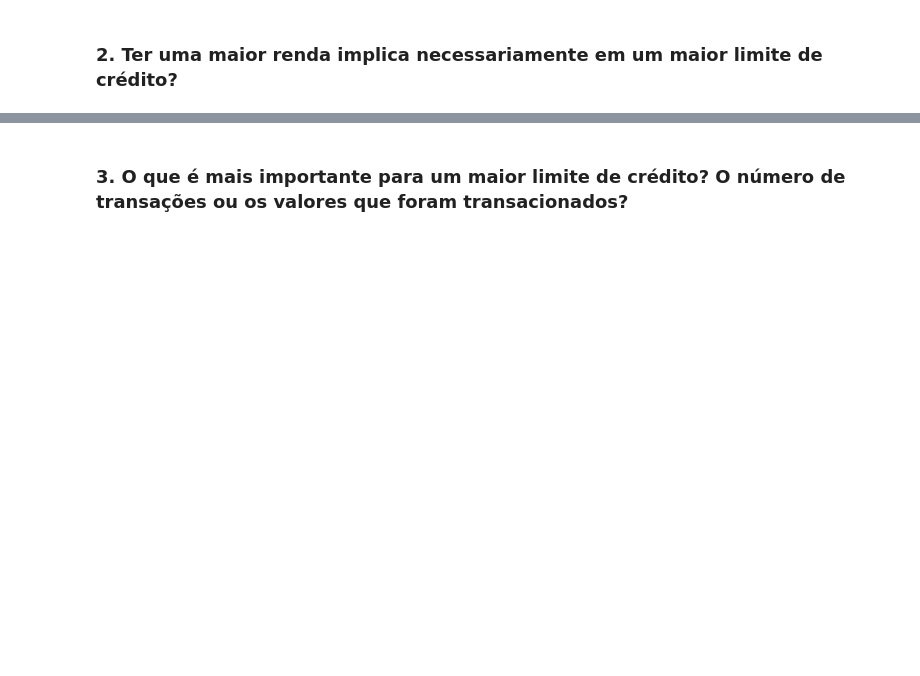
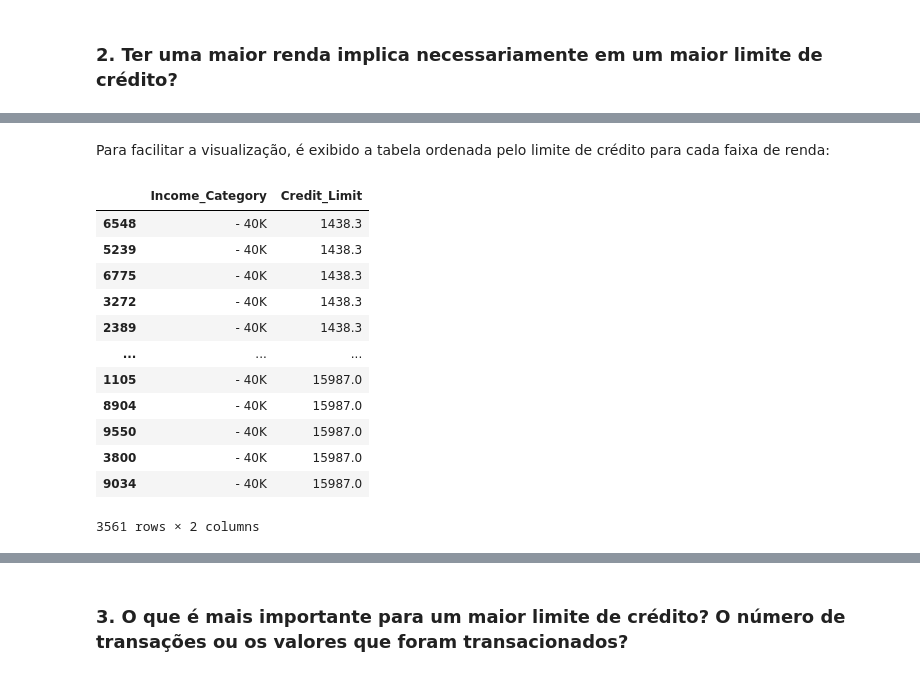
Before and after one commit to pedroernesto00/-CK0223---Mineracao-de-Dados---Trabalho-Final, a Jupyter notebook: Checkpoint #2 - Análise Exploratória dos Dados.ipynb, the cells around one changed output, grey strips where cells are left out. Drawn from its saved outputs; the diff is of its cells as text; code cells hidden in the pictures; blank space fills up the shorter version.

```diff
--- a/Checkpoint #2 - Análise Exploratória dos Dados.ipynb
+++ b/Checkpoint #2 - Análise Exploratória dos Dados.ipynb
@@ -247,0 +319,20 @@ dtype: int64
+# %% [markdown]
+Para facilitar a visualização, é exibido a tabela ordenada pelo limite de crédito para cada faixa de renda:
+# %%
+income_df[['Income_Category','Credit_Limit']]
+income_40 = income_df.loc[(income_df['Income_Category']=="- 40K")]
+income_40.sort_values(by=['Credit_Limit'])
+# %% [output]
+|  | Income_Category | Credit_Limit |
+| 6548 | - 40K | 1438.3 |
+| 5239 | - 40K | 1438.3 |
+| 6775 | - 40K | 1438.3 |
+| 3272 | - 40K | 1438.3 |
+| 2389 | - 40K | 1438.3 |
+| ... | ... | ... |
+| 1105 | - 40K | 15987.0 |
+| 8904 | - 40K | 15987.0 |
+| 9550 | - 40K | 15987.0 |
+| 3800 | - 40K | 15987.0 |
+| 9034 | - 40K | 15987.0 |
+3561 rows × 2 columns
```
Also changed, not shown: parts of 45 cells of this notebook.
